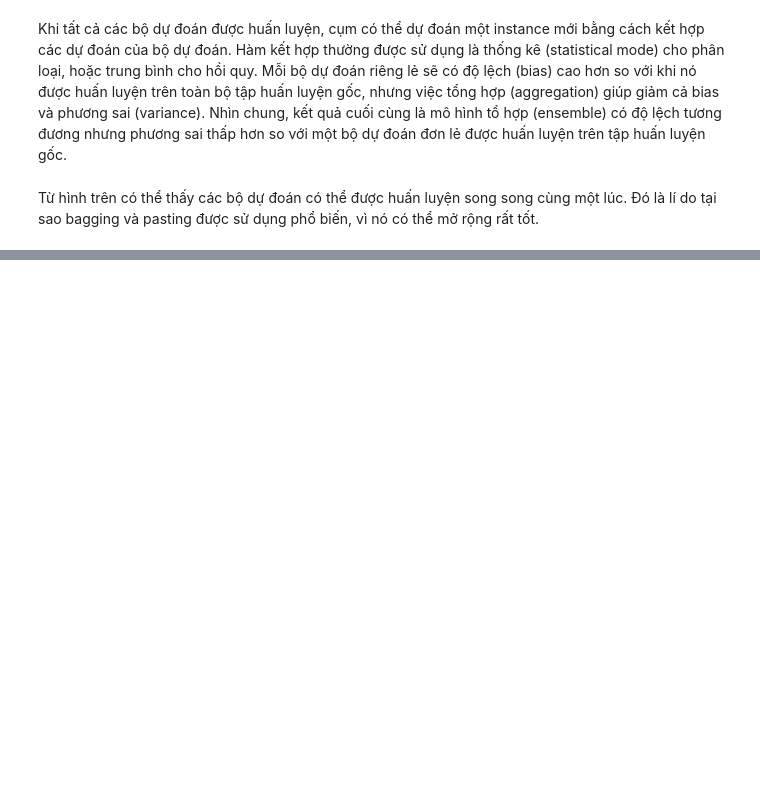
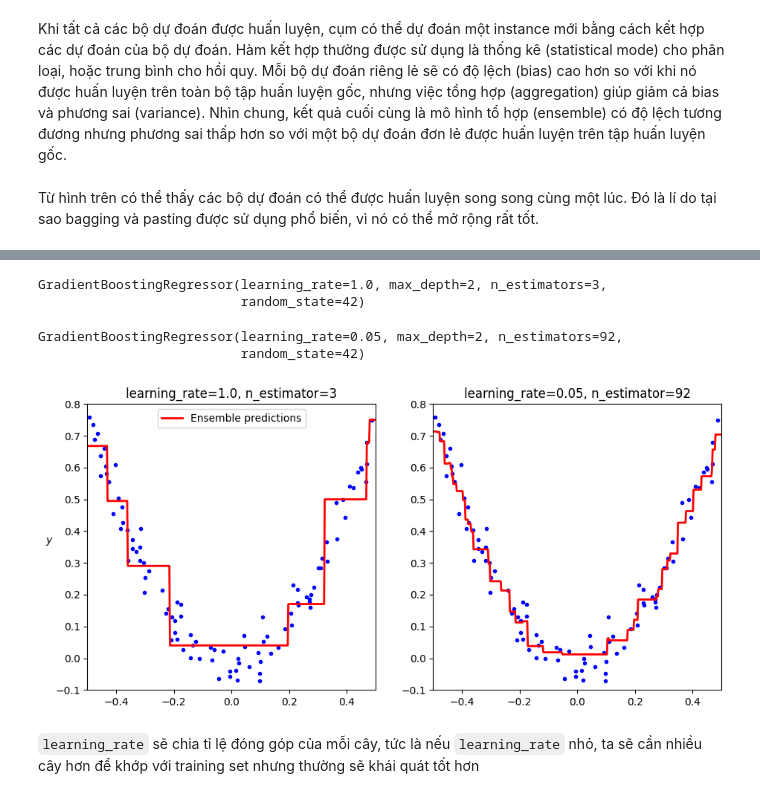
Before and after one commit to hoaghiepp/ml_learning, a Jupyter notebook: Hands_On_ML/07_ensemble_learning_and_random_forests.ipynb, the cells around one changed output, grey strips where cells are left out. Saved outputs shown, nothing was run; the diff lists cells and outputs as text; code cells hidden in the pictures; blank space fills up the shorter version.

```diff
--- a/Hands_On_ML/07_ensemble_learning_and_random_forests.ipynb
+++ b/Hands_On_ML/07_ensemble_learning_and_random_forests.ipynb
@@ -71,0 +366,41 @@ Từ hình trên c
+# %%
+# use Scikit-Learn’s GradientBoostingRegressor class to train GBRT ensembles more easily
+
+from sklearn.ensemble import GradientBoostingRegressor
+gbrt = GradientBoostingRegressor(
+    max_depth=2, n_estimators=3,
+    learning_rate=1.0, random_state=42
+)
+
+gbrt.fit(X, y)
+# %% [output]
+GradientBoostingRegressor(learning_rate=1.0, max_depth=2, n_estimators=3,
+                          random_state=42)
+# %%
+
+gbrt2 = GradientBoostingRegressor(
+    max_depth=2, n_estimators=92,
+    learning_rate=0.05, random_state=42
+)
+
+gbrt2.fit(X, y)
+# %% [output]
+GradientBoostingRegressor(learning_rate=0.05, max_depth=2, n_estimators=92,
+                          random_state=42)
+# %%
+plt.figure(figsize=(11, 5))
+plt.subplot(1, 2, 1)
+plt.title("learning_rate=1.0, n_estimator=3")
+plot_predictions([gbrt], X, y, axes=[-0.5, 0.5, -0.1, 0.8], style="r-",
+                 label="Ensemble predictions", data_style="b.")
+plt.ylabel("$y$  ", rotation=0)
+
+plt.subplot(1, 2, 2)
+plt.title("learning_rate=0.05, n_estimator=92")
+plot_predictions([gbrt2], X, y, axes=[-0.5, 0.5, -0.1, 0.8], style="r-",
+                 data_style="b.",
+                 )
+# %% [output]
+[figure, added]
+# %% [markdown]
+`learning_rate` sẽ chia tỉ lệ đóng góp của mỗi cây, tức là nếu `learning_rate` nhỏ, ta sẽ cần nhiều cây hơn để khớp với training set nhưng thường sẽ khái quát tốt hơn
```
Also changed, not shown: parts of 51 cells of this notebook, 4 other files.
